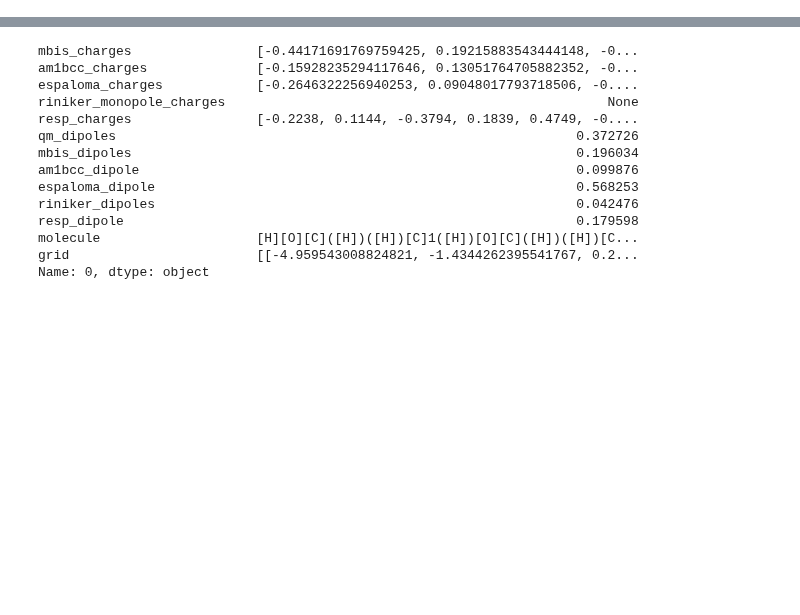
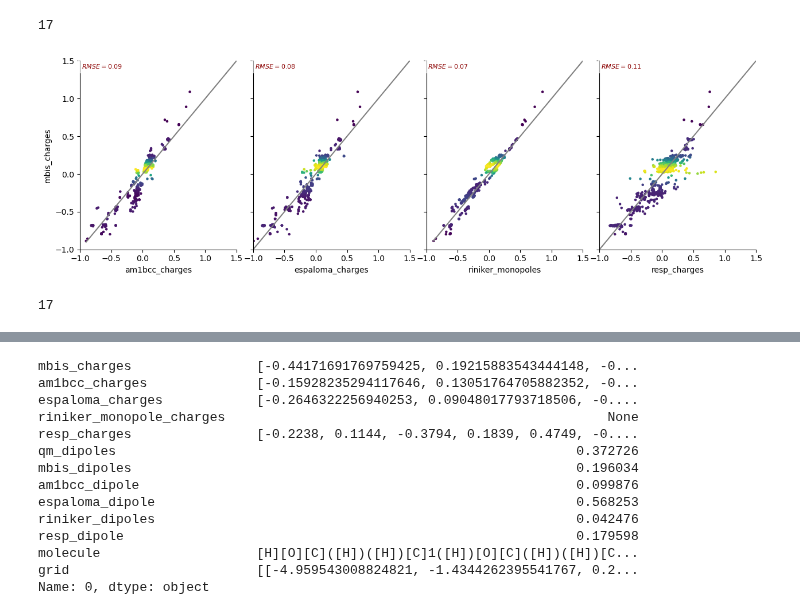
Before and after one commit to bismuthadams1/charge_paper, a Jupyter notebook: explore_parquet.ipynb, the cells around one changed output, grey strips where cells are left out. Drawn from its saved outputs; the diff is of its cells as text; code cells hidden in the pictures; blank space fills up the shorter version.

```diff
--- a/explore_parquet.ipynb
+++ b/explore_parquet.ipynb
@@ -27,2 +53,50 @@ df
+# %%
+len(df.iloc[0]['mbis_charges'])
+# %% [output]
+17
+# %%
+def explode_charges(df, charge_columns, molecule_column='molecule'):
+    rows = []
+    for _, row in df.iterrows():
+        charges_dict = {col: row[col] for col in charge_columns if row[col] is not None}
+        n_charges = len(charges_dict[charge_columns[0]])  # Number of charges per molecule
+        for i in range(n_charges):
+            exploded_row = {col: charges_dict[col][i] for col in charge_columns}
+            exploded_row[molecule_column] = row[molecule_column]
+            exploded_row['element_index'] = i + 1  # Add index for the atom/element
+            rows.append(exploded_row)
+    return pd.DataFrame(rows)
+
+# Define charge columns
+charge_columns = ['mbis_charges', 'am1bcc_charges','riniker_monopoles', 'espaloma_charges','resp_charges']
+
+# Explode the DataFrame
+exploded_df = explode_charges(df, charge_columns)
+# %%
+# Define the columns you want to compare against QM_HF_Dipoles
+compare_columns = ['am1bcc_charges','espaloma_charges','riniker_monopoles','resp_charges']
+
+
+# Initialize a PairGrid with col_wrap set to 3 for 3 columns per row
+grid = sb.PairGrid(exploded_df, x_vars=compare_columns, y_vars=['mbis_charges'], height=4, aspect=0.8)
+
+# Map the plots to the grid
+grid = grid.map(kde)
+grid = grid.map_offdiag(equalityline, color='gray', ls='-')
+grid = grid.map_offdiag(m)
+grid.map_diag(sb.kdeplot, color='gray')
+
+# Set axis limits
+grid.set(xlim=(-1,1.5), ylim=(-1,1.5))
+
+# Display the plot
+plt.savefig('comparison_of_charges.png', dpi=1000)
+plt.show()
+# %% [output]
+[figure, added]
+# %%
+len(df.iloc[0]['resp_charges'])
+# %% [output]
+17
 # %%
 df.to_csv('./sanity_check.csv')
```
Also changed, not shown: parts of 4 cells of this notebook, 1 other file.
